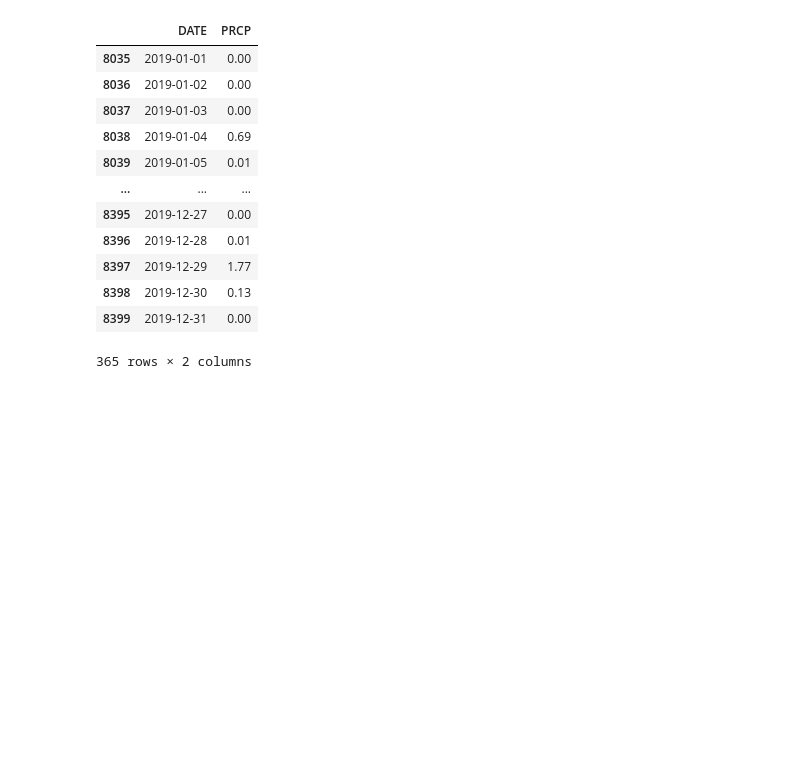
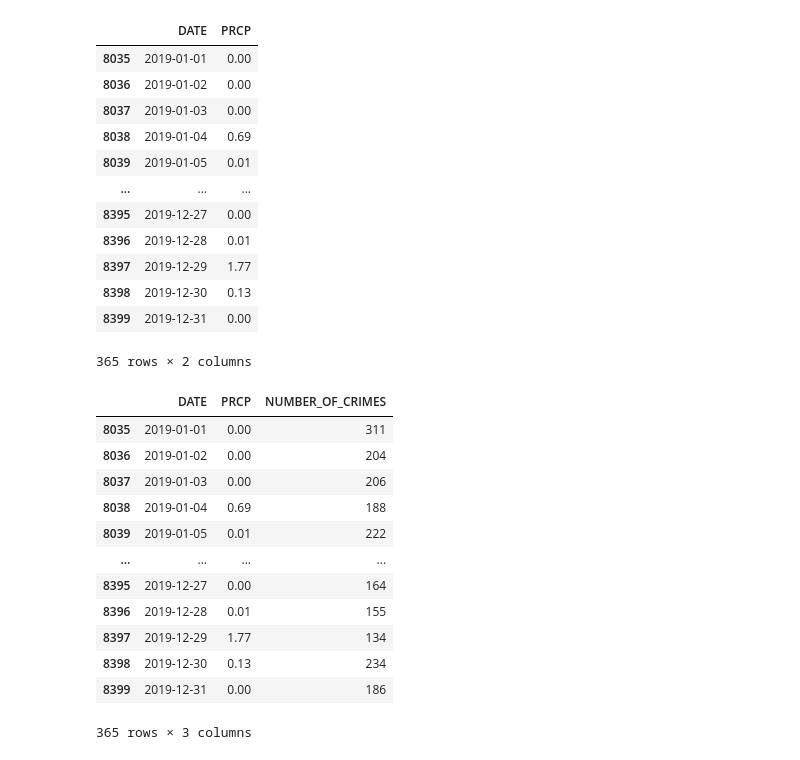
Before and after one commit to dfreeman500/CL-Python2, a Jupyter notebook: Project/crime-weather.ipynb, the cells around one changed output. Drawn from its saved outputs; the diff is of its cells as text; code cells hidden in the pictures; blank space fills up the shorter version.

```diff
--- a/Project/crime-weather.ipynb
+++ b/Project/crime-weather.ipynb
@@ -82,0 +114,16 @@ date_crime_count_df
+# %%
+date_crime_count_df
+# %% [output]
+|  | DATE | PRCP | NUMBER_OF_CRIMES |
+| 8035 | 2019-01-01 | 0.00 | 311 |
+| 8036 | 2019-01-02 | 0.00 | 204 |
+| 8037 | 2019-01-03 | 0.00 | 206 |
+| 8038 | 2019-01-04 | 0.69 | 188 |
+| 8039 | 2019-01-05 | 0.01 | 222 |
+| ... | ... | ... | ... |
+| 8395 | 2019-12-27 | 0.00 | 164 |
+| 8396 | 2019-12-28 | 0.01 | 155 |
+| 8397 | 2019-12-29 | 1.77 | 134 |
+| 8398 | 2019-12-30 | 0.13 | 234 |
+| 8399 | 2019-12-31 | 0.00 | 186 |
+365 rows × 3 columns
```
Also changed, not shown: parts of 8 cells of this notebook.
